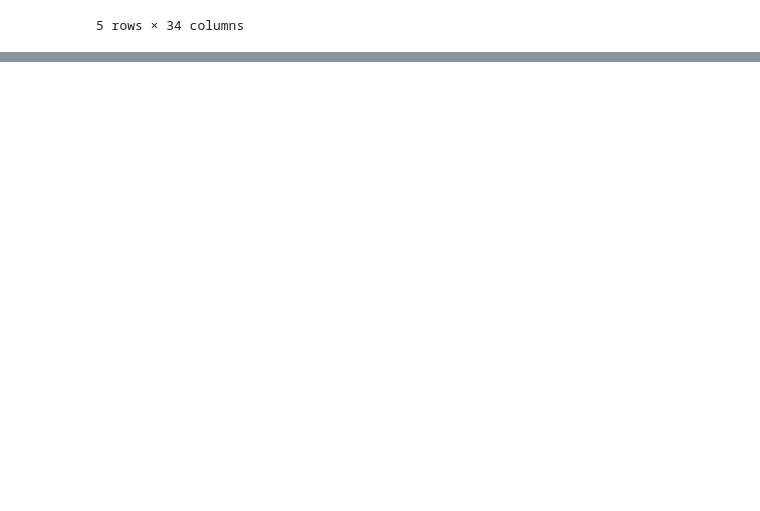
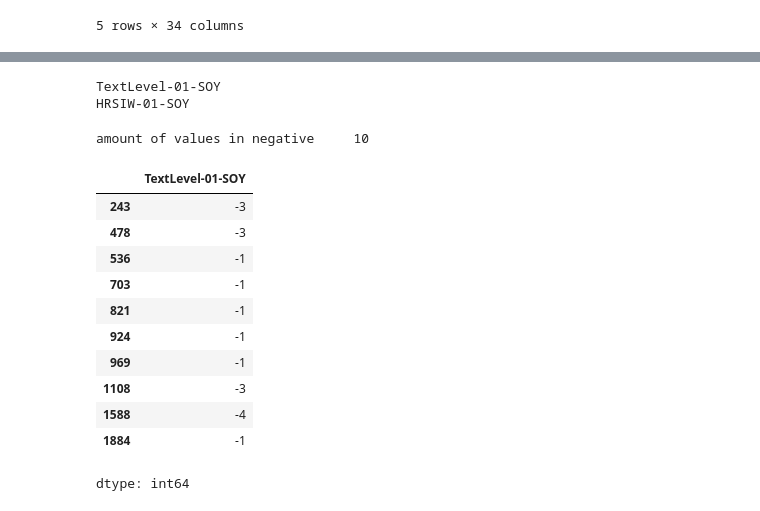
Before and after one commit to anshumbanga/Projects, a Jupyter notebook: LA4_SCHOOL/Data Cleaning.ipynb, the cells around one changed output, grey strips where cells are left out. Saved outputs shown, nothing was run; the diff lists cells and outputs as text; code cells hidden in the pictures; blank space fills up the shorter version.

```diff
--- a/LA4_SCHOOL/Data Cleaning.ipynb
+++ b/LA4_SCHOOL/Data Cleaning.ipynb
@@ -18,0 +42,28 @@ df.head()
+# %%
+for i in df.columns:
+    # print(i)
+    if df[i].dtype!='object':
+      if df[i].min()<0:
+        print(i)
+# %% [output]
+TextLevel-01-SOY
+HRSIW-01-SOY
+# %%
+print('amount of values in negative\t',df['TextLevel-01-SOY'][df['TextLevel-01-SOY']<0].count())
+df['TextLevel-01-SOY'][df['TextLevel-01-SOY']<0]
+# This might be a mistake because a minus sign is placed before the number — and marks can never be less than zero
+# will change it with the absolute values
+# %% [output]
+amount of values in negative     10
+|  | TextLevel-01-SOY |
+| 243 | -3 |
+| 478 | -3 |
+| 536 | -1 |
+| 703 | -1 |
+| 821 | -1 |
+| 924 | -1 |
+| 969 | -1 |
+| 1108 | -3 |
+| 1588 | -4 |
+| 1884 | -1 |
+dtype: int64
```
Also changed, not shown: parts of 16 cells of this notebook.
